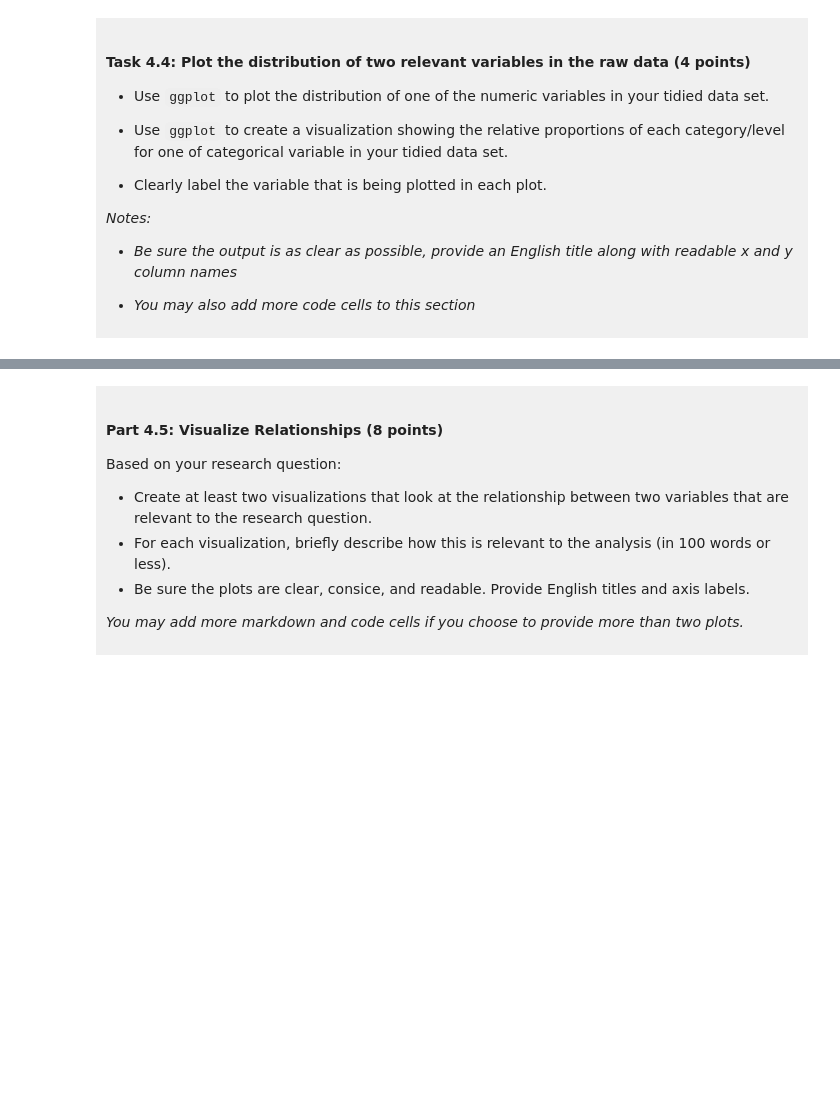
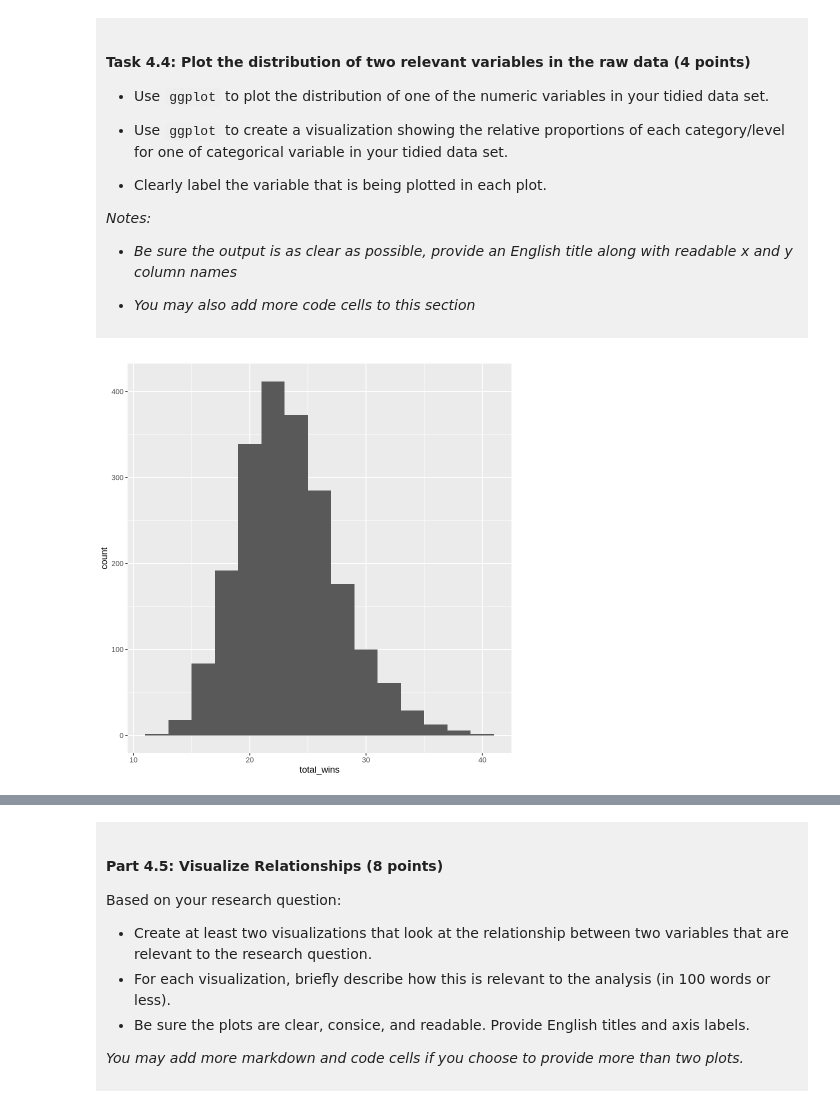
Before and after one commit to tkhtkwhr9135-cmyk/dsci-100-project-takehito-kawahara, a Jupyter notebook: dsci-100-project-notebook.ipynb, the cells around one changed output, grey strips where cells are left out. Drawn from its saved outputs; the diff is of its cells as text; code cells hidden in the pictures; blank space fills up the shorter version.

```diff
--- a/dsci-100-project-notebook.ipynb
+++ b/dsci-100-project-notebook.ipynb
@@ -296,5 +349,11 @@ You will refine your research question (if needed) and produce a tidy data set.
 
 </div>
 # %%
-### EDIT THIS CODE CELL FOR PLOT 1 ###
+total_wins_histogram <- ggplot(tidy_data, aes(x = total_wins)) +
+    geom_histogram(binwidth = 2)
+
+
+histogram
+# %% [output]
+[figure, added]
 # %%
```
Also changed, not shown: parts of 12 cells of this notebook.
